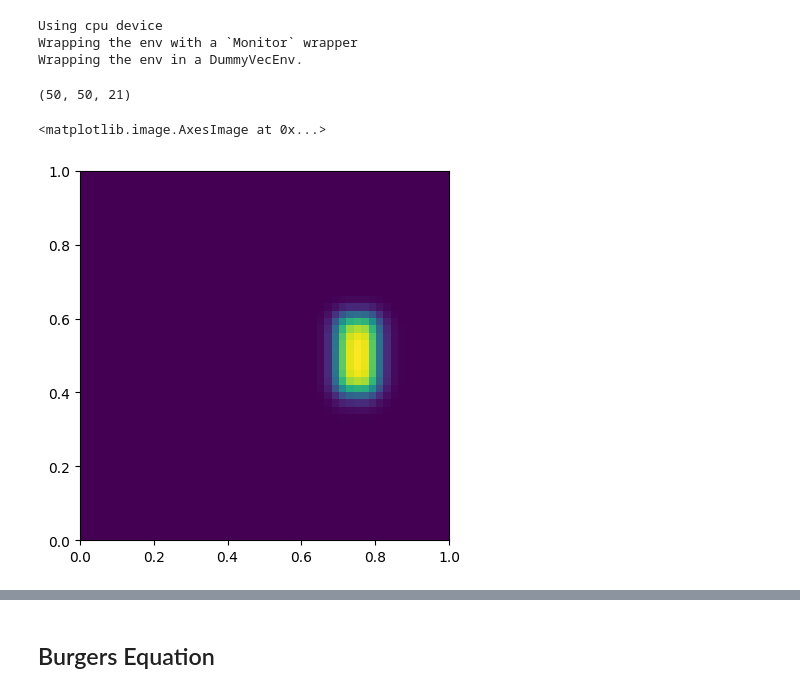
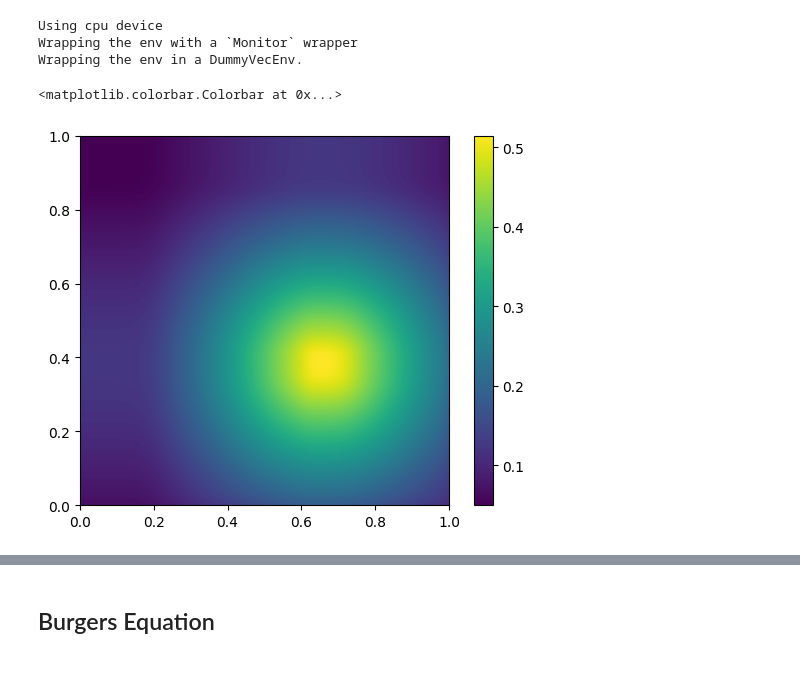
Before and after one commit to apoorv-s/Optimal-Experimental-Design-using-RL, a Jupyter notebook: DQNTests.ipynb, the cells around one changed output, grey strips where cells are left out. Cells and saved outputs as stored; diff of their text form; code cells hidden in the pictures.

```diff
--- a/DQNTests.ipynb
+++ b/DQNTests.ipynb
@@ -31,13 +28,10 @@ adv_dqn = DQN_OED(seed, pde_system=adv_eq, gym_config=gym_config, verbose=1)
 Using cpu device
 Wrapping the env with a `Monitor` wrapper
 Wrapping the env in a DummyVecEnv.
-# %%
-adv_dqn.env.pde_field.shape
-# %% [output]
-(50, 50, 21)
 # %%
-plt.imshow(adv_dqn.env.pde_field[:, :, 20], origin='lower', extent=[0, 1, 0, 1])
+plt.imshow(adv_dqn.env.pde_field[:, :, 2000].T, origin='lower', extent=[0, 1, 0, 1], interpolation='bilinear')
+plt.colorbar()
 # %% [output]
-<matplotlib.image.AxesImage at 0x...>
+<matplotlib.colorbar.Colorbar at 0x...>
-[figure, old version]
+[figure, new version]
 # %%
```
Also changed, not shown: parts of 5 cells of this notebook, 4 other files.
